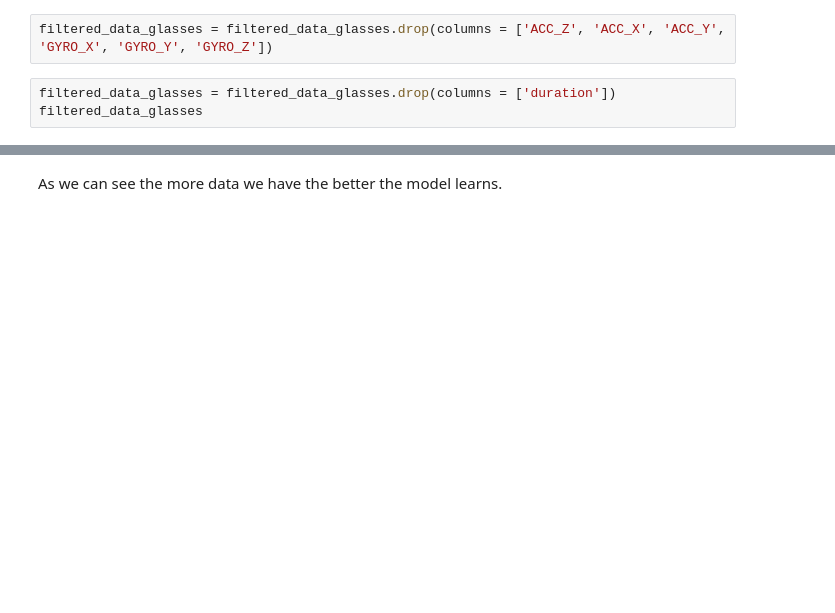
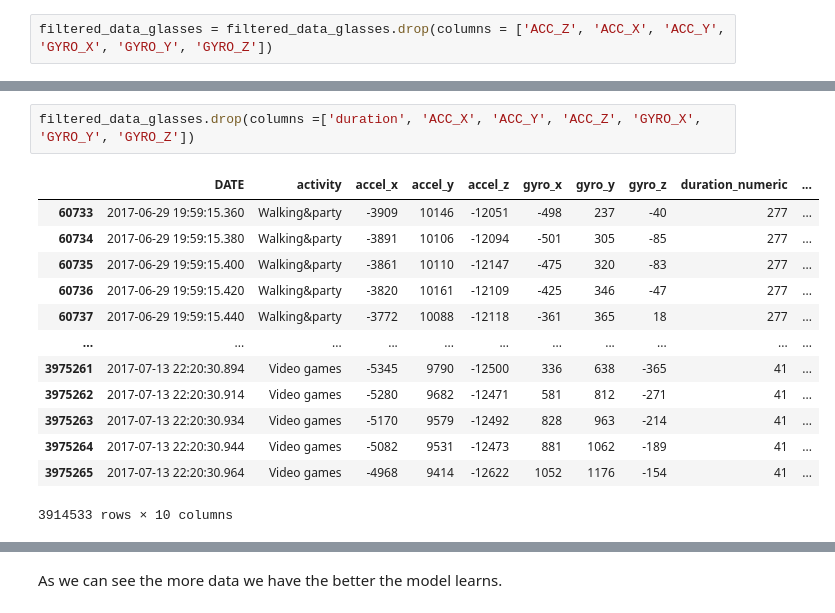
Before and after one commit to twotango/messenger, a Jupyter notebook: Research/Weeks/week_13.ipynb, the cells around one changed output, grey strips where cells are left out. Drawn from its saved outputs; the diff is of its cells as text; blank space fills up the shorter version.

```diff
--- a/Research/Weeks/week_13.ipynb
+++ b/Research/Weeks/week_13.ipynb
@@ -839,6 +886,3 @@ See the caveats in the documentation: https://pandas.pydata.org/pandas-docs/stab
   filtered_data_glasses['duration_numeric'] = filtered_data_glasses['duration']
 # %%
 filtered_data_glasses = filtered_data_glasses.drop(columns = ['ACC_Z', 'ACC_X', 'ACC_Y', 'GYRO_X', 'GYRO_Y', 'GYRO_Z'])
-# %%
-filtered_data_glasses = filtered_data_glasses.drop(columns = ['duration'])
-filtered_data_glasses
@@ -864,3 +900,19 @@ filtered_data_glasses['activity_encoded'] = label_encoder.fit_transform(filtered
+# %%
+filtered_data_glasses.drop(columns =['duration', 'ACC_X', 'ACC_Y', 'ACC_Z', 'GYRO_X', 'GYRO_Y', 'GYRO_Z'])
+# %% [output]
+|  | DATE | activity | accel_x | accel_y | accel_z | gyro_x | gyro_y | gyro_z | duration_numeric | ... |
+| 60733 | 2017-06-29 19:59:15.360 | Walking&party | -3909 | 10146 | -12051 | -498 | 237 | -40 | 277 | ... |
+| 60734 | 2017-06-29 19:59:15.380 | Walking&party | -3891 | 10106 | -12094 | -501 | 305 | -85 | 277 | ... |
+| 60735 | 2017-06-29 19:59:15.400 | Walking&party | -3861 | 10110 | -12147 | -475 | 320 | -83 | 277 | ... |
+| 60736 | 2017-06-29 19:59:15.420 | Walking&party | -3820 | 10161 | -12109 | -425 | 346 | -47 | 277 | ... |
+| 60737 | 2017-06-29 19:59:15.440 | Walking&party | -3772 | 10088 | -12118 | -361 | 365 | 18 | 277 | ... |
+| ... | ... | ... | ... | ... | ... | ... | ... | ... | ... | ... |
+| 3975261 | 2017-07-13 22:20:30.894 | Video games | -5345 | 9790 | -12500 | 336 | 638 | -365 | 41 | ... |
+| 3975262 | 2017-07-13 22:20:30.914 | Video games | -5280 | 9682 | -12471 | 581 | 812 | -271 | 41 | ... |
+| 3975263 | 2017-07-13 22:20:30.934 | Video games | -5170 | 9579 | -12492 | 828 | 963 | -214 | 41 | ... |
+| 3975264 | 2017-07-13 22:20:30.944 | Video games | -5082 | 9531 | -12473 | 881 | 1062 | -189 | 41 | ... |
+| 3975265 | 2017-07-13 22:20:30.964 | Video games | -4968 | 9414 | -12622 | 1052 | 1176 | -154 | 41 | ... |
+3914533 rows × 10 columns
 # %%
 from sklearn.model_selection import train_test_split
 from sklearn.preprocessing import StandardScaler, LabelEncoder
```
Also changed, not shown: parts of 16 cells of this notebook, 1 other file.
